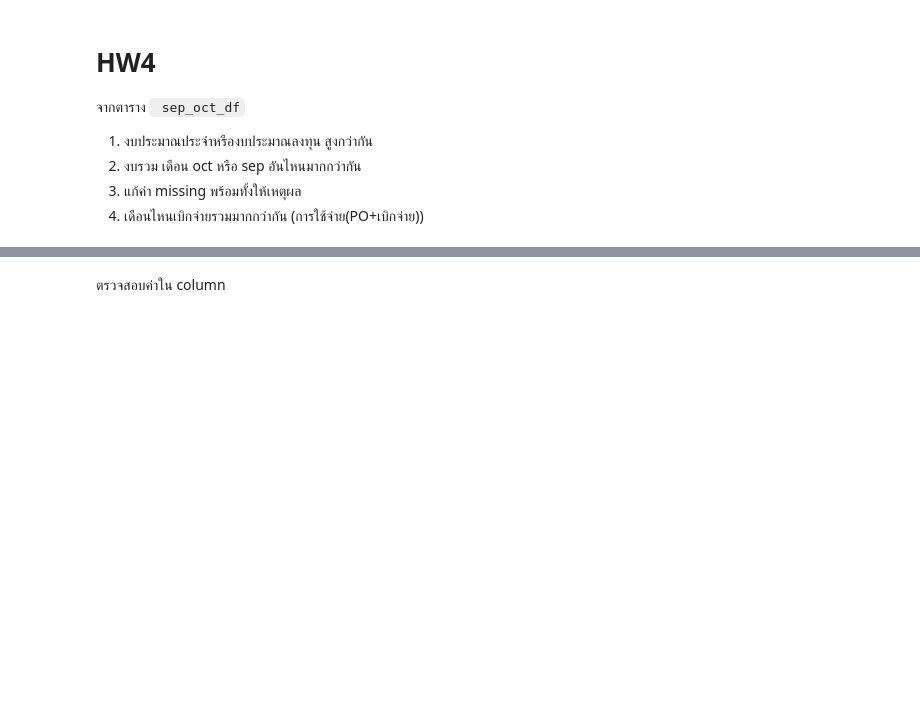
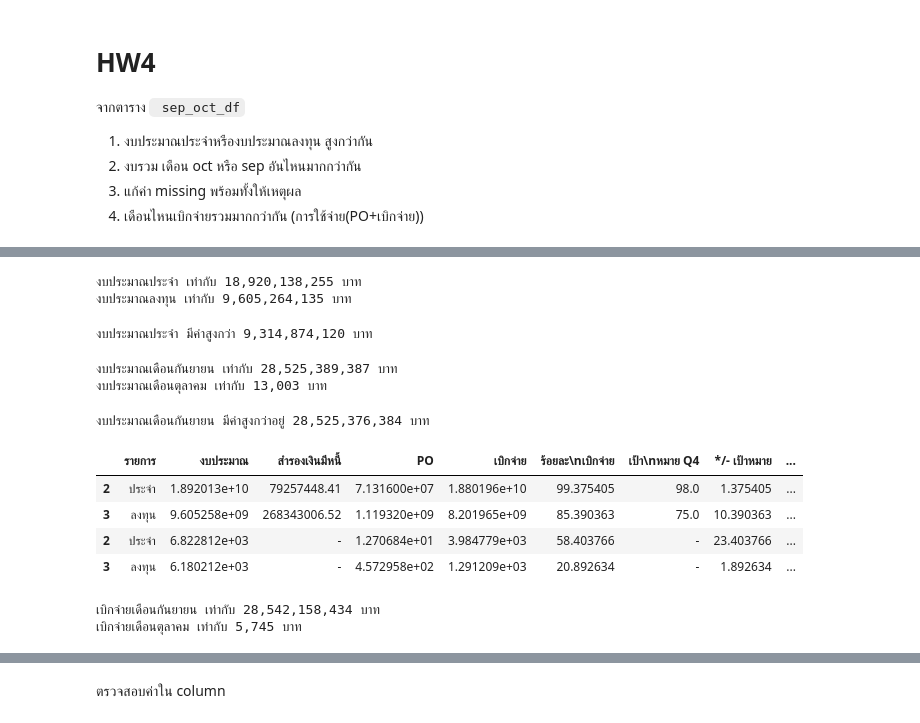
Before and after one commit to Kanokon02/python_dataviz2023, a Jupyter notebook: Pandas102.ipynb, the cells around one changed output, grey strips where cells are left out. Saved outputs shown, nothing was run; the diff lists cells and outputs as text; code cells hidden in the pictures; blank space fills up the shorter version.

```diff
--- a/Pandas102.ipynb
+++ b/Pandas102.ipynb
@@ -74,0 +83,70 @@ sep_oct_df
+# %%
+#ข้อ1
+regular = sep_oct_df[sep_oct_df['รายการ'] =='ประจำ'][['งบประมาณ']].sum()
+invest = sep_oct_df[sep_oct_df['รายการ'] =='ลงทุน'][['งบประมาณ']].sum()
+
+print(f'งบประมาณประจำ เท่ากับ {int(regular):,} บาท')
+print(f'งบประมาณลงทุน เท่ากับ {int(invest):,} บาท')
+# %% [output]
+งบประมาณประจำ เท่ากับ 18,920,138,255 บาท
+งบประมาณลงทุน เท่ากับ 9,605,264,135 บาท
+# %%
+#ข้อ1
+regular = sep_oct_df[sep_oct_df['รายการ'] == 'ประจำ'][['งบประมาณ']].sum()
+invest = sep_oct_df[sep_oct_df['รายการ'] == 'ลงทุน'][['งบประมาณ']].sum()
+
+if regular.iloc[0] > invest.iloc[0]:
+    difference = regular.iloc[0] - invest.iloc[0]
+    higher_category = 'ประจำ'
+else:
+    difference = invest.iloc[0] - regular.iloc[0]
+    higher_category = 'ลงทุน'
+
+print(f'งบประมาณ{higher_category} มีค่าสูงกว่า {int(difference):,} บาท')
+# %% [output]
+งบประมาณประจำ มีค่าสูงกว่า 9,314,874,120 บาท
+# %%
+#ข้อ2
+sep = sep_oct_df[sep_oct_df['เดือน-ปี'] =='sep-65'][['งบประมาณ']].sum()
+oct = sep_oct_df[sep_oct_df['เดือน-ปี'] =='oct-65'][['งบประมาณ']].sum()
+
+print(f'งบประมาณเดือนกันยายน เท่ากับ {int(sep):,} บาท')
+print(f'งบประมาณเดือนตุลาคม เท่ากับ {int(oct):,} บาท')
+# %% [output]
+งบประมาณเดือนกันยายน เท่ากับ 28,525,389,387 บาท
+งบประมาณเดือนตุลาคม เท่ากับ 13,003 บาท
+# %%
+#ข้อ2
+if sep.iloc[0] > oct.iloc[0]:
+    difference = sep.iloc[0] - oct.iloc[0]
+    higher_month = 'กันยายน'
+else:
+    difference = oct.iloc[0] - sep.iloc[0]
+    higher_month = 'ตุลาคม'
+
+print(f'งบประมาณเดือน{higher_month} มีค่าสูงกว่าอยู่ {int(difference):,} บาท')
+# %% [output]
+งบประมาณเดือนกันยายน มีค่าสูงกว่าอยู่ 28,525,376,384 บาท
+# %%
+#ข้อ3
+#การใช้ .dropna จะทำให้แถวที่มีค่า missing หายไป แต่เนื่องจาก sep_oct_df มีเพียง 4 แถว และทุกแถวมีค่าว่าง
+#และเนื่องจากข้อมูลมีเพียง 4 แถวจึงยากที่จะเติมค่า missing ด้วยค่าเฉลี่ย ฐานนิยม รวมทั้งการพยากรณ์ ค่า missing
+#จึงแทนค่า missing ด้วย - เพื่อแสดงว่าไม่มีค่าในตาราง
+sep_oct_df.fillna('-',inplace=True)
+sep_oct_df
+# %% [output]
+|  | รายการ | งบประมาณ | สำรองเงินมีหนี้ | PO | เบิกจ่าย | ร้อยละ\nเบิกจ่าย | เป้า\nหมาย Q4 | */- เป้าหมาย | ... |
+| 2 | ประจำ | 1.892013e+10 | 79257448.41 | 7.131600e+07 | 1.880196e+10 | 99.375405 | 98.0 | 1.375405 | ... |
+| 3 | ลงทุน | 9.605258e+09 | 268343006.52 | 1.119320e+09 | 8.201965e+09 | 85.390363 | 75.0 | 10.390363 | ... |
+| 2 | ประจำ | 6.822812e+03 | - | 1.270684e+01 | 3.984779e+03 | 58.403766 | - | 23.403766 | ... |
+| 3 | ลงทุน | 6.180212e+03 | - | 4.572958e+02 | 1.291209e+03 | 20.892634 | - | 1.892634 | ... |
+# %%
+#ข้อ4
+disbursement_sep = sep_oct_df[sep_oct_df['เดือน-ปี'] =='sep-65'][['การใช้จ่าย (PO+เบิกจ่าย)']].sum()
+disbursement_oct = sep_oct_df[sep_oct_df['เดือน-ปี'] =='oct-65'][['การใช้จ่าย (PO+เบิกจ่าย)']].sum()
+
+print(f'เบิกจ่ายเดือนกันยายน เท่ากับ {int(disbursement_sep):,} บาท')
+print(f'เบิกจ่ายเดือนตุลาคม เท่ากับ {int(disbursement_oct):,} บาท')
+# %% [output]
+เบิกจ่ายเดือนกันยายน เท่ากับ 28,542,158,434 บาท
+เบิกจ่ายเดือนตุลาคม เท่ากับ 5,745 บาท
```
Also changed, not shown: parts of 2 cells of this notebook.
